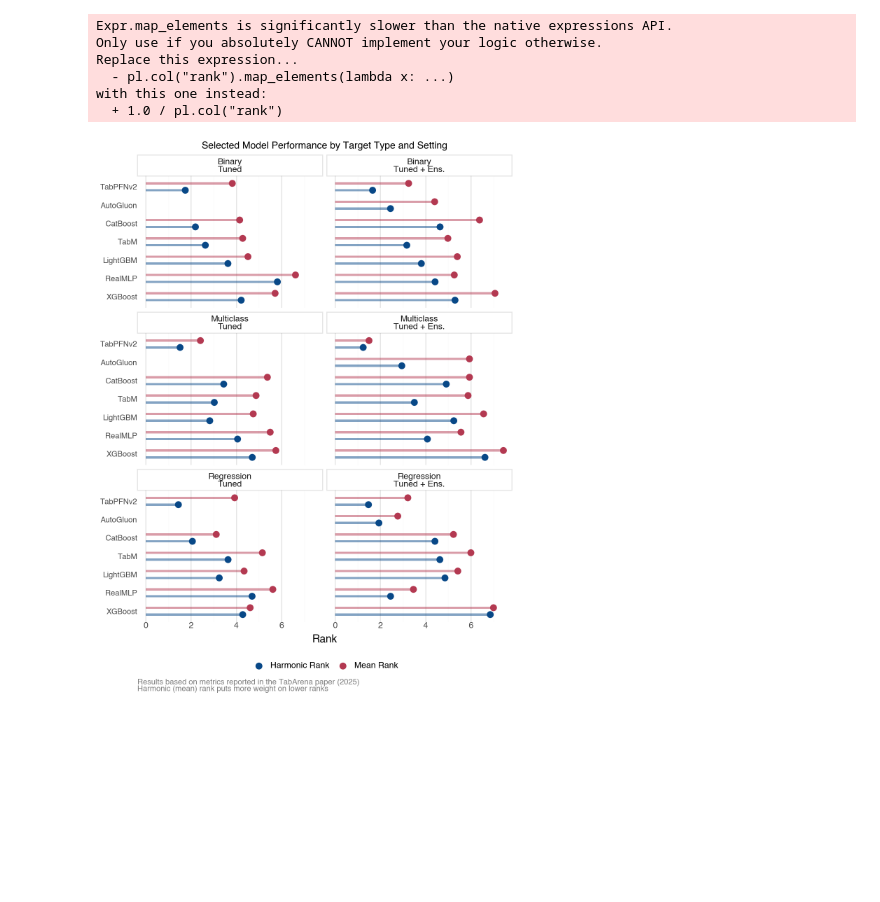
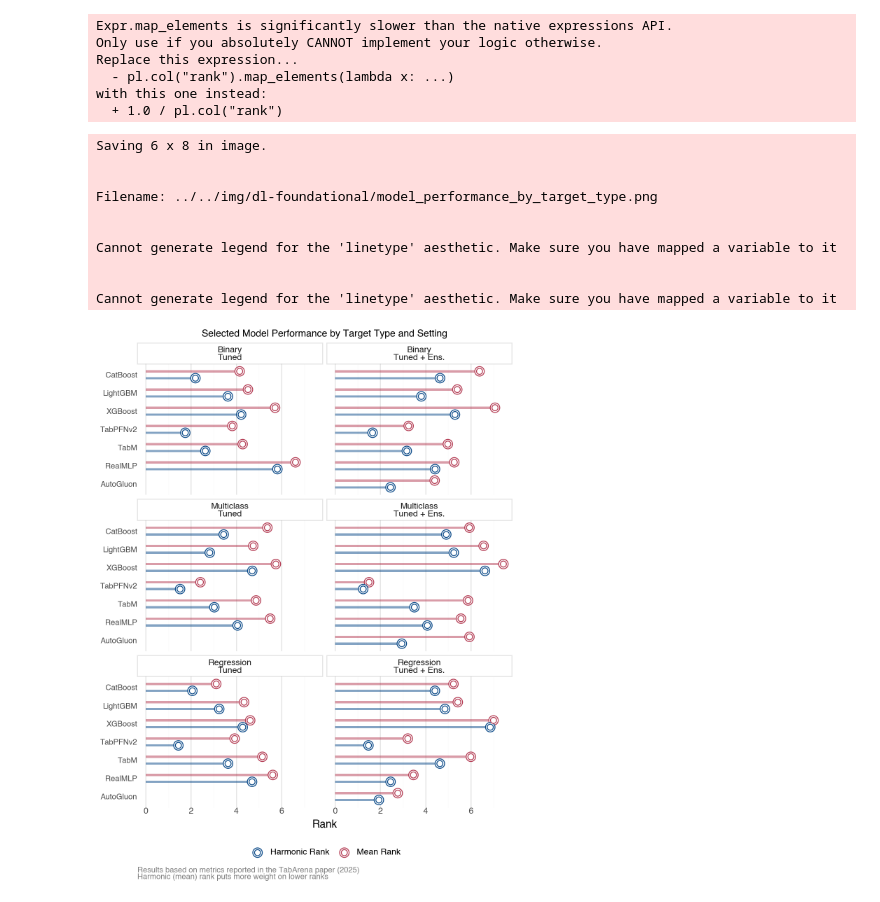
Before and after one commit to m-clark/m-clark.github.io, a Jupyter notebook: posts/2026-03-01-dl-for-tabular-foundational/explore_tabarena_and_img_gen.ipynb, the cells around one changed output. Saved outputs shown, nothing was run; the diff lists cells and outputs as text; code cells hidden in the pictures; blank space fills up the shorter version.

Commit message:
Enhance target type considerations in DL vs Boosting analysis

```diff
--- a/posts/2026-03-01-dl-for-tabular-foundational/explore_tabarena_and_img_gen.ipynb
+++ b/posts/2026-03-01-dl-for-tabular-foundational/explore_tabarena_and_img_gen.ipynb
@@ -1081,59 +1098,106 @@ df_lollipop = (
 
 df_lollipop_long = (
     df_lollipop
-    .filter(pl.col('Setting') != 'Default')
     .unpivot(
         index=['target_type', 'Model', 'Setting', 'mean_improvability'],
         on=['mean_rank', 'harmonic_rank'],
         variable_name='rank_type',
         value_name='rank_value'
     )
+    .with_columns(
+        pl.when(pl.col("Model").is_in(['XGBoost', 'LightGBM', 'CatBoost']))
+        .then(pl.lit('Boosting'))
+        .otherwise(pl.lit('DL'))
+        .alias('Model Group')
+    )
+)
 
+df_lollipop_long = (
+    df_lollipop_long.with_columns(
+        pl.col('Model Group').cast(pl.Enum(['Boosting', 'DL'])),
+    )
 )
+df_lollipop_long = df_lollipop_long.sort(['target_type', 'Setting', 'Model Group', 'rank_value'])
+
+# extract unique Model values preserving their existing order (first occurrence)
+models = df_lollipop_long.get_column('Model').to_list()
+unique_models = list(dict.fromkeys(models))
+unique_models.reverse()  # reverse to match the order in the plot (descending rank)
+df_lollipop_long = df_lollipop_long.with_columns(
+    pl.col('Model').cast(pl.Enum(unique_models))
+)
+
 
 p_lollipop = (
     ggplot(df_lollipop_long, aes(x='Model', y='rank_value', fill='rank_type'))
     + geom_col(
+        aes(
+            # linetype='rank_type',
+            # color='Model Group'
+        ),
         position=position_dodge(width=0.75),
         width=0.25,
         alpha=0.5,
         show_legend=False
     )
     + geom_point(
-        aes(color='rank_type'),
+        aes(color='rank_type', border='Model Group'),
         position=position_dodge(width=0.75),
+        fill='white',
+        size=5,
+        show_legend=True,
+        shape='o',
+        stroke=0.5
+    )
+    + geom_point(
+        aes(color='rank_type', border='Model Group'),
+        position=position_dodge(width=0.75),
+        fill='white',
         size=3,
-        show_legend=True
+        show_legend=True,
+        shape='o',
+        stroke=0.5
     )
+    + scale_linetype_manual(values={'mean_rank': 'dashed', 'harmonic_rank': 'dotted'})
     + scale_color_manual(
         values={'mean_rank': '#b33951', 'harmonic_rank': '#084887'},
         labels={'mean_rank': 'Mean Rank', 'harmonic_rank': 'Harmonic Rank'},
         aesthetics= ['color', 'fill']
     )
     + coord_flip()
     + facet_wrap('~target_type+Setting', ncol=2)
     + labs(
         x='',
         y='Rank',
         title='Selected Model Performance by Target Type and Setting',
         caption='Results based on metrics reported in the TabArena paper (2025)\nHarmonic (mean) rank puts more weight on lower ranks'
     )
     + theme_bw()
     + theme_minimal() # if saving
     + theme(
         axis_text_y=element_text(size=8),
         panel_grid_major_y=element_blank(),
         strip_background=element_rect(fill='white', color='black', alpha=.1),
         plot_title=element_text(size=10, weight='bold'),
         plot_caption=element_text(size=8, color='gray', hjust=0),
         legend_key=element_blank(),
         legend_title=element_blank(),
         legend_position='bottom',
         figure_size=(6, 8),
     )
 )
 
 p_lollipop.save('../../img/dl-foundational/model_performance_by_target_type.png', dpi=300)
 p_lollipop.show()
 # %% [output]
+Saving 6 x 8 in image.
+
+
+Filename: ../../img/dl-foundational/model_performance_by_target_type.png
+
+
+Cannot generate legend for the 'linetype' aesthetic. Make sure you have mapped a variable to it
+
+
+Cannot generate legend for the 'linetype' aesthetic. Make sure you have mapped a variable to it
-[figure, old version]
+[figure, new version]
```
Also changed, not shown: parts of 5 cells of this notebook, 4 other files.
